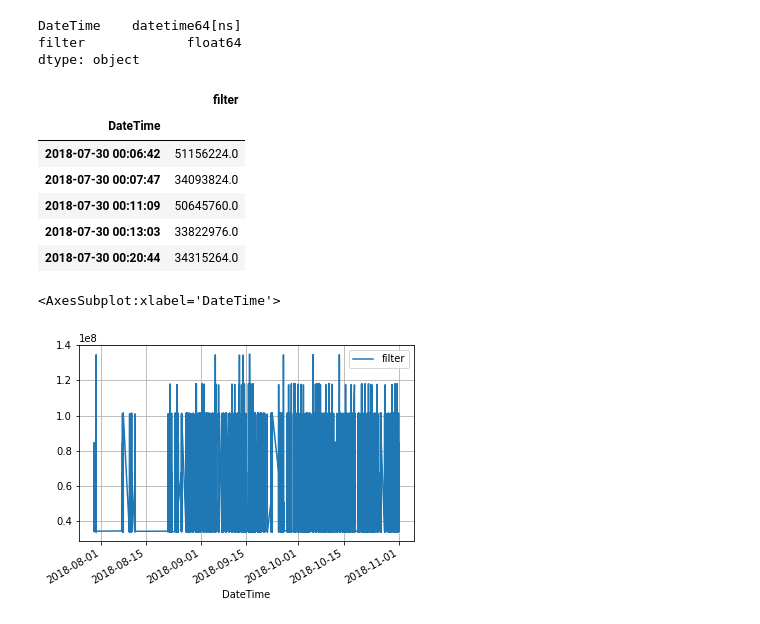
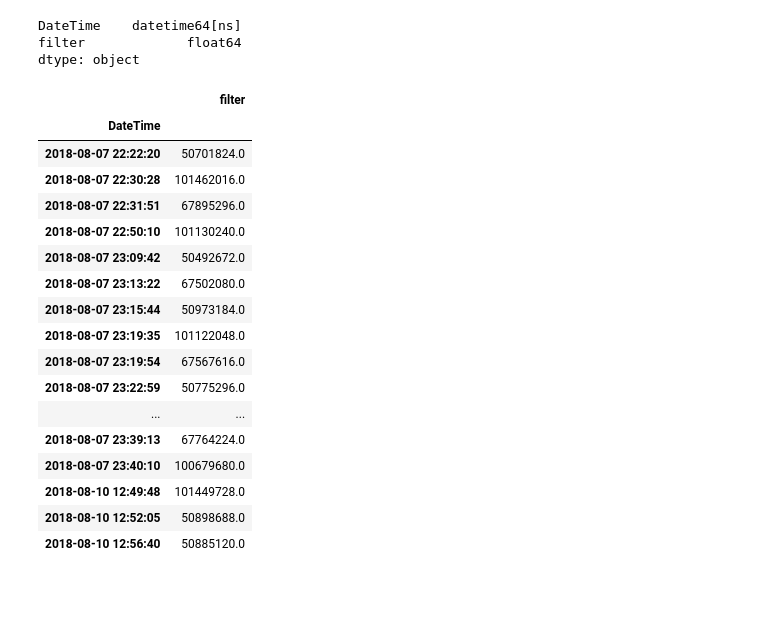
Before and after one commit to meraline/Analyz_Pokera, a Jupyter notebook: analiz_poker_v4.ipynb, the cells around one changed output. Cells and saved outputs as stored; diff of their text form; code cells hidden in the pictures; blank space fills up the shorter version.

Commit message:
filter

```diff
--- a/analiz_poker_v4.ipynb
+++ b/analiz_poker_v4.ipynb
@@ -86,0 +91,3 @@ df = df.astype({'HandId': np.int64, 'Tournament': np.int64})
+# %%
+data_filter = d_f[['Tournament', 'HandId','DateTime', 'HandHiro', 'Board']]
+data_filter.head()
@@ -86,0 +101,5 @@ df = df.astype({'HandId': np.int64, 'Tournament': np.int64})
+# %%
+#  Используйте group by и lambda для имитации фильтра для value_counts()
+# https://softhints.com/pandas-how-to-filter-results-of-value_counts/
+df = data_filter.groupby('Tournament').filter(lambda x: len(x) > (data_filter['Tournament'].value_counts().mean())*2)
+df
@@ -186,8 +239,4 @@ df['rang_namber'] = df['hand_rang'].str.split().apply(evaluate_)
 df['handtypes'] = df['rang_namber'].apply(handtype_)
 df[['rang_namber', 'handtypes']]
 # df['filter'] = df.loc[df.handtypes.str.contains('Two Pair', 'Trips', 'Straight', 'Full House', 'Quads', 'Straight Flush'), 'rang_namber']
-# отфильтруем комбинации "старшая карта" и "пара"
-df['filter'] = df['rang_namber'][df['rang_namber'] > 18000000]
-df = df.dropna()
-df['filter']
 # %% [output]
@@ -205,0 +283,7 @@ Name: filter, Length: 14135, dtype: float64
+# %%
+# отфильтруем комбинации "старшая карта" и "пара"
+df['filter'] = df['rang_namber'][df['rang_namber'] > 50000000] #[((df['rang_namber'] > 50000000) & (df['rang_namber'] < 60000000))]
+df = df.dropna()
+df[['filter','handtypes','HandHiro','Board']].head(50)
+# df['filter_Two Pair'] = df['handtypes'][df['handtypes'] == 'Two Pair']
+# df['filter_Two Pair']
@@ -267,20 +369,25 @@ DateTime    datetime64[ns]
 filter             float64
 dtype: object
 # %%
-# установитьdatetimeОбъект в качестве индекса кадра данных
+# установить datetime Объект в качестве индекса кадра данных
 data = data.set_index('DateTime')
-data.head()
+data.head(20)
 # %% [output]
 |  | filter |
 | DateTime |  |
-| 2018-07-30 00:06:42 | 51156224.0 |
-| 2018-07-30 00:07:47 | 34093824.0 |
-| 2018-07-30 00:11:09 | 50645760.0 |
-| 2018-07-30 00:13:03 | 33822976.0 |
-| 2018-07-30 00:20:44 | 34315264.0 |
+| 2018-08-07 22:22:20 | 50701824.0 |
+| 2018-08-07 22:30:28 | 101462016.0 |
+| 2018-08-07 22:31:51 | 67895296.0 |
+| 2018-08-07 22:50:10 | 101130240.0 |
+| 2018-08-07 23:09:42 | 50492672.0 |
+| 2018-08-07 23:13:22 | 67502080.0 |
+| 2018-08-07 23:15:44 | 50973184.0 |
+| 2018-08-07 23:19:35 | 101122048.0 |
+| 2018-08-07 23:19:54 | 67567616.0 |
+| 2018-08-07 23:22:59 | 50775296.0 |
+| ... | ... |
+| 2018-08-07 23:39:13 | 67764224.0 |
+| 2018-08-07 23:40:10 | 100679680.0 |
+| 2018-08-10 12:49:48 | 101449728.0 |
+| 2018-08-10 12:52:05 | 50898688.0 |
+| 2018-08-10 12:56:40 | 50885120.0 |
-# %%
-
-data.plot(grid=True)
-# %% [output]
-<AxesSubplot:xlabel='DateTime'>
-[figure, removed]
```
Also changed, not shown: parts of 20 cells of this notebook, 3 other files.
